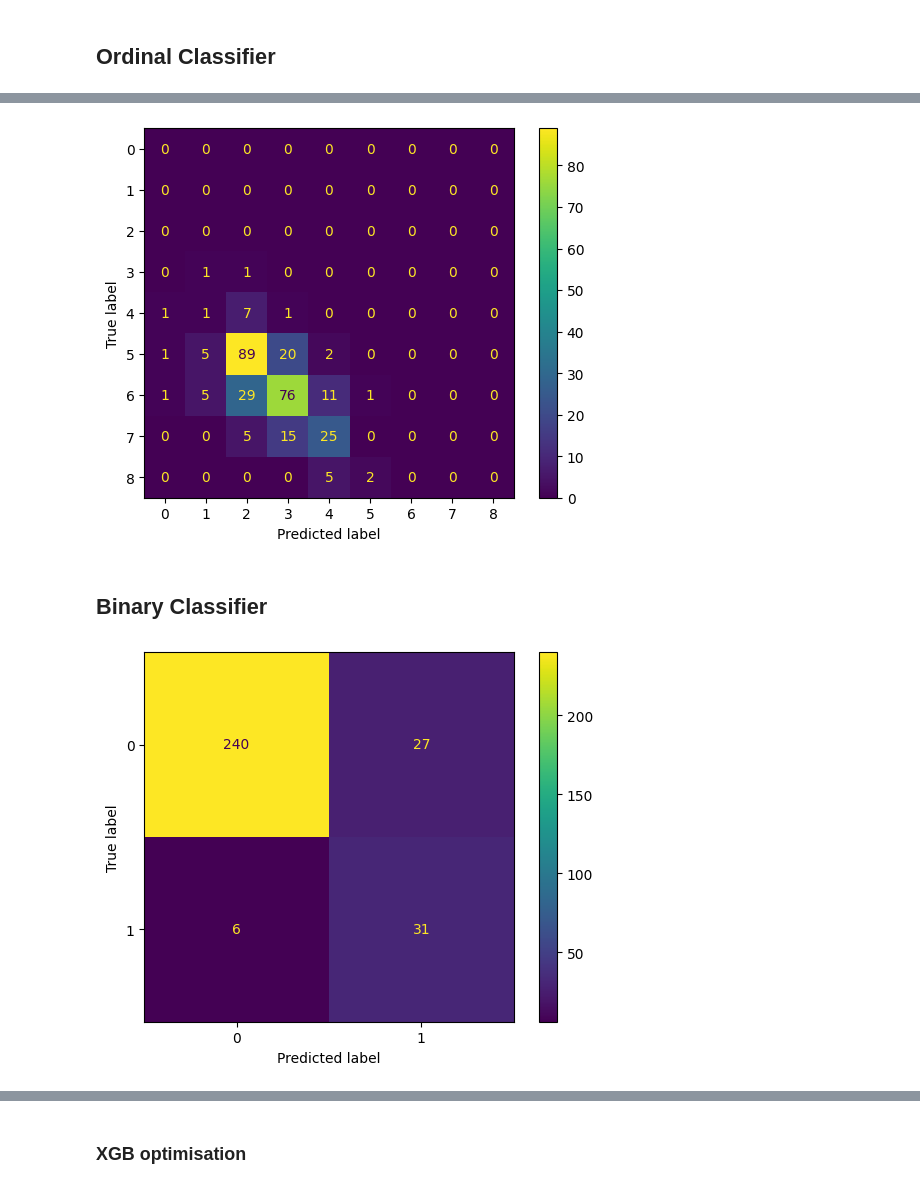
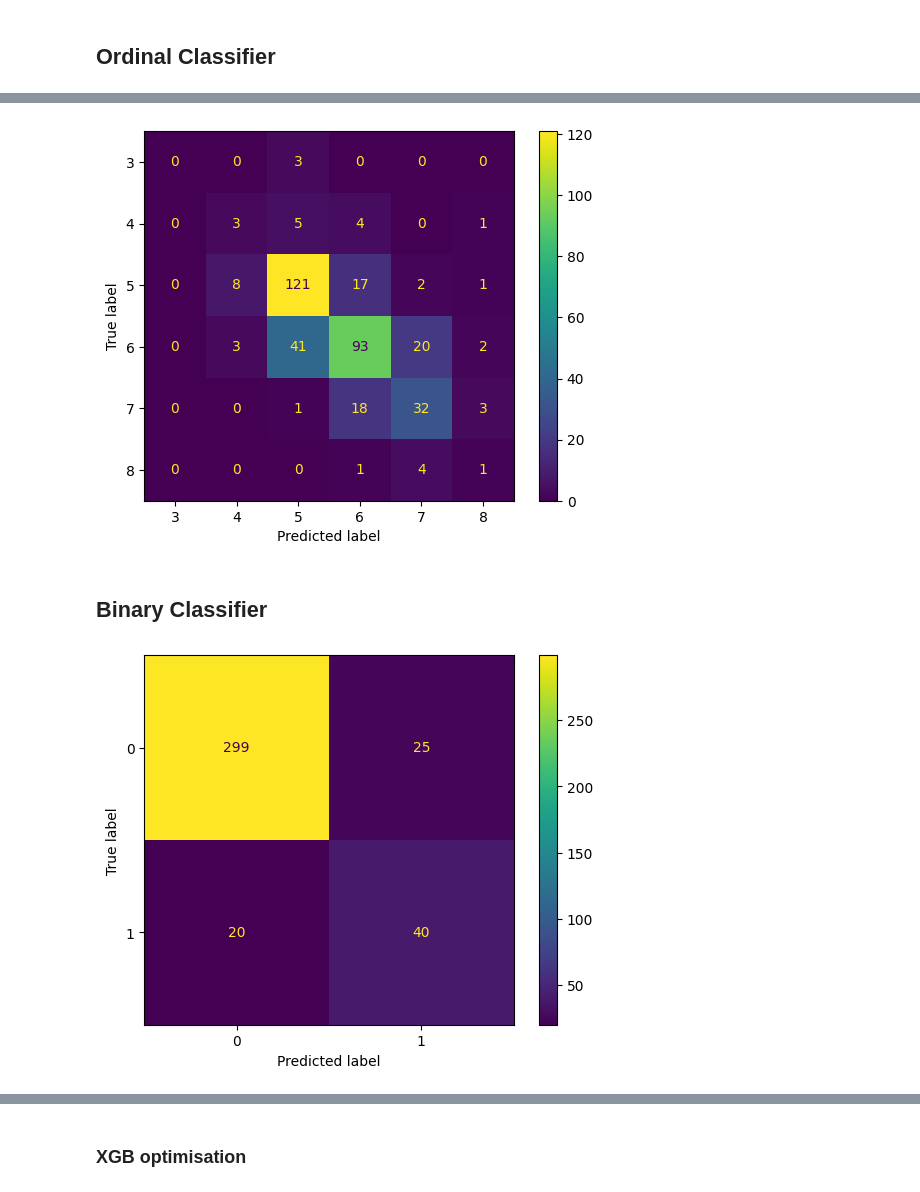
Before and after one commit to workin-at-the-car-walsh/blogging-references, a Jupyter notebook: data_wineing/crispdm-example-wine.ipynb, the cells around one changed output, grey strips where cells are left out. Saved outputs shown, nothing was run; the diff lists cells and outputs as text; code cells hidden in the pictures.

```diff
--- a/data_wineing/crispdm-example-wine.ipynb
+++ b/data_wineing/crispdm-example-wine.ipynb
@@ -84,6 +80,7 @@ create total-free sulfur dioxide for contained so2?
 # change this for white or both
 X_df = X_red
 y_df = y_red
+
 
 # remove nulls
 for col in X_df.columns:
@@ -101,21 +98,24 @@ def featurize(df):
   df['sulphates/acid'] = df['sulphates'] / df['volatile acidity']
   df['sulphates/chlorides'] = df['sulphates'] / df['chlorides']
   df['sulphates*alcohol'] = df['sulphates'] * df['alcohol']
-  #df['sugar/acid'] = df['residual sugar']/ df['total_acid']
+  df['sugar/acid'] = df['residual sugar']/ df['total_acid']
 
 
   orig_features=["fixed acidity", "volatile acidity", "citric acid","residual sugar",
               "chlorides","free sulfur dioxide",
               #"total sulfur dioxide",
                 "density","pH","sulphates","alcohol"
-                #, "sugar/acid"
                 ]
 
   new_features=['total_acid','acid/density','alcohol_density','sulphate/density',
               'sulphates/acid','sulphates/chlorides','sulphates*alcohol',
-              'contained sulfur dioxide']
+              'contained sulfur dioxide', 'sugar/acid']
 
   wine_features = orig_features + new_features
+
+  for col in df.columns:
+    if df[col].isnull().sum() > 0:
+      df[col] = df[col].fillna(df[col].mean())
 
   return df[wine_features]
 
@@ -126,6 +151,11 @@ X_train, X_test, y_train, y_test = train_test_split(X_df, y_df, test_size = 0.24
 sc = MinMaxScaler(feature_range = (0, 1))
 X_train_sc = pd.DataFrame(sc.fit_transform(X_train),columns = X_train.columns)
 X_test_sc = pd.DataFrame(sc.fit_transform(X_test),columns = X_test.columns)
+
+from imblearn.over_sampling import SMOTE
+
+X_train_smote, y_train_smote = SMOTE().fit_resample(X_train, y_train)
+X_train_smote_sc, y_train_smote = SMOTE().fit_resample(X_train_sc, y_train)
 # %% [markdown]
 # 4/5. Model Selection and Evaluation #
 # %% [markdown]
@@ -242,14 +275,14 @@ xgb_ord_pred = clf.predict(X_test)
 # %%
-cm = confusion_matrix(y_test, xgb_ord_pred)
+cm = confusion_matrix(y_test, xgb_ord_pred+3)
 
-disp = ConfusionMatrixDisplay(cm, display_labels=[0,1,2,3,4,5,6,7,8])
+disp = ConfusionMatrixDisplay(cm, display_labels=[3,4,5,6,7,8])
 
 disp.plot()
 
 # ordinal classifier performs very poorly and seems to have a bias
 plt.show()
 # %% [output]
-[figure, old version]
+[figure, new version]
 # %% [markdown]
 ## Binary Classifier ##
 # %%
@@ -282,7 +326,7 @@ xgb_clf_bin.fit(X_train_smote, y_train_smote)
 
 xgb_bin_pred = xgb_clf_bin.predict(X_test)
 # %%
-cm = confusion_matrix(y_test, xgb_bin_pred)
+cm = confusion_matrix(y_test_binary, xgb_bin_pred)
 
 disp = ConfusionMatrixDisplay(cm, display_labels=[0,1])
 
@@ -290,7 +334,7 @@ disp.plot()
 
 plt.show()
 # %% [output]
-[figure, old version]
+[figure, new version]
 # %%
 svc_clf_bin = SVC()
 
```
Also changed, not shown: parts of 20 cells of this notebook, 1 other file.
